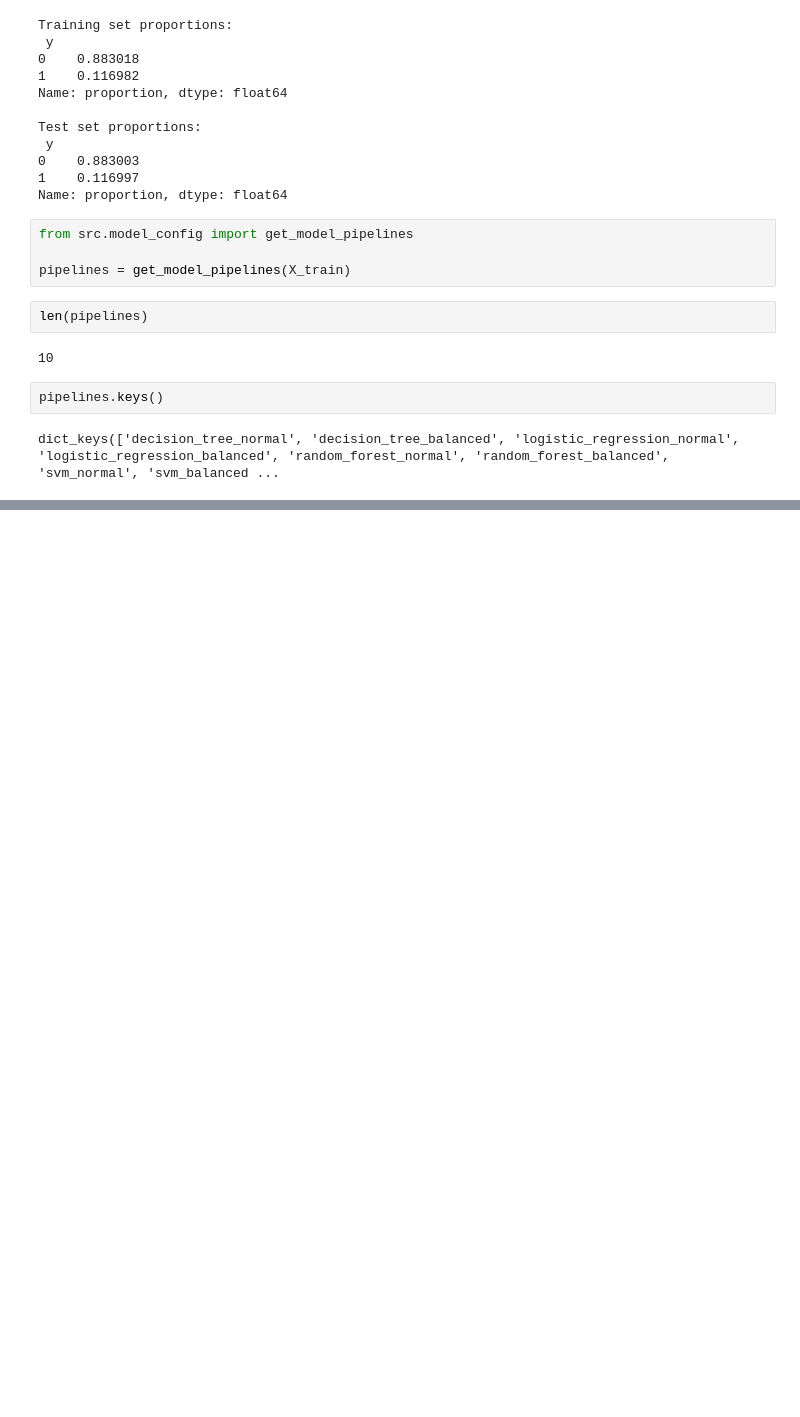
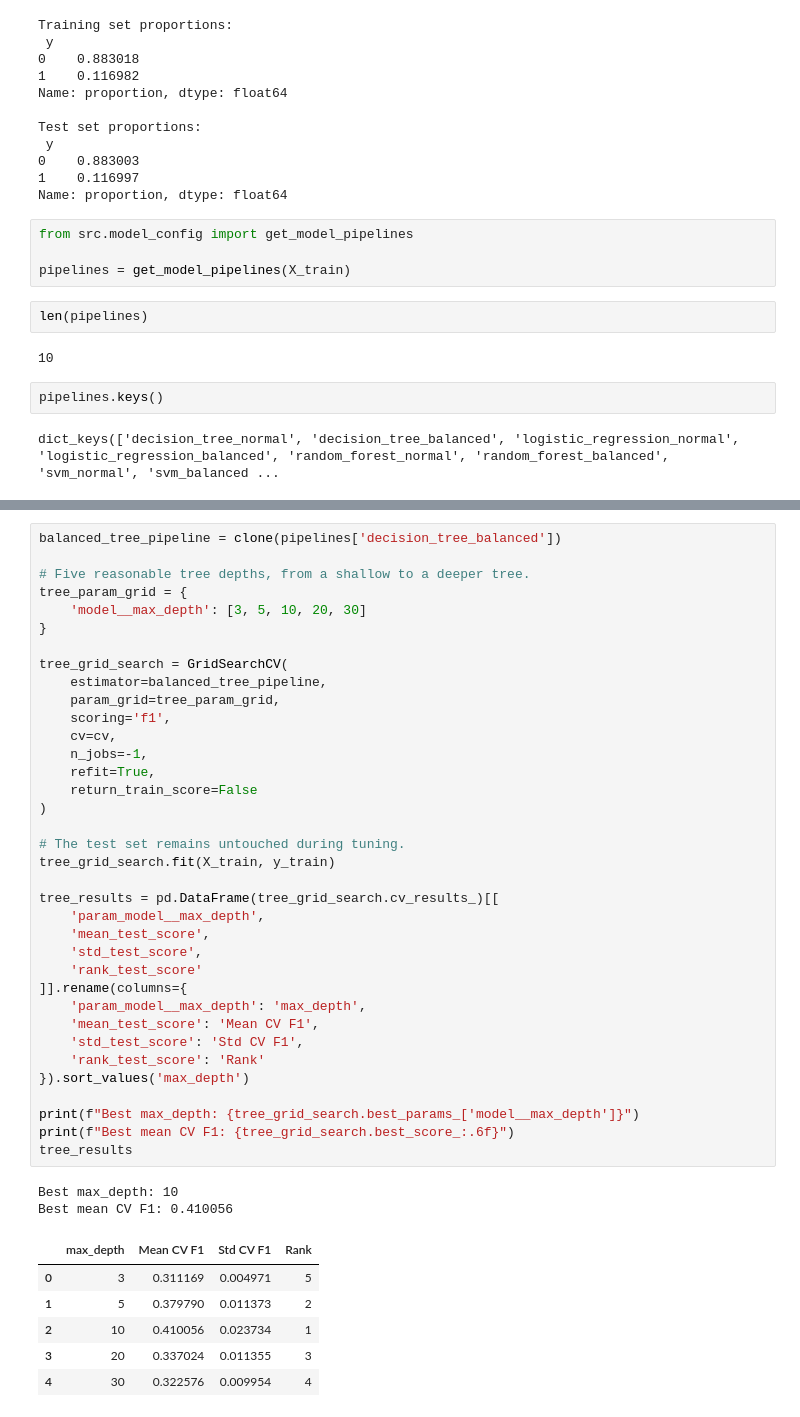
Before and after one commit to ajcoolninja/classical-ml-classification, a Jupyter notebook: notebooks/03_modeling.ipynb, the cells around one changed output, grey strips where cells are left out. Cells and saved outputs as stored; diff of their text form; blank space fills up the shorter version.

Commit message:
Updated the fine tuning

```diff
--- a/notebooks/03_modeling.ipynb
+++ b/notebooks/03_modeling.ipynb
@@ -231,0 +285,45 @@ Best mean CV F1: 0.372850
+# %%
+balanced_tree_pipeline = clone(pipelines['decision_tree_balanced'])
+
+# Five reasonable tree depths, from a shallow to a deeper tree.
+tree_param_grid = {
+    'model__max_depth': [3, 5, 10, 20, 30]
+}
+
+tree_grid_search = GridSearchCV(
+    estimator=balanced_tree_pipeline,
+    param_grid=tree_param_grid,
+    scoring='f1',
+    cv=cv,
+    n_jobs=-1,
+    refit=True,
+    return_train_score=False
+)
+
+# The test set remains untouched during tuning.
+tree_grid_search.fit(X_train, y_train)
+
+tree_results = pd.DataFrame(tree_grid_search.cv_results_)[[
+    'param_model__max_depth',
+    'mean_test_score',
+    'std_test_score',
+    'rank_test_score'
+]].rename(columns={
+    'param_model__max_depth': 'max_depth',
+    'mean_test_score': 'Mean CV F1',
+    'std_test_score': 'Std CV F1',
+    'rank_test_score': 'Rank'
+}).sort_values('max_depth')
+
+print(f"Best max_depth: {tree_grid_search.best_params_['model__max_depth']}")
+print(f"Best mean CV F1: {tree_grid_search.best_score_:.6f}")
+tree_results
+# %% [output]
+Best max_depth: 10
+Best mean CV F1: 0.410056
+|  | max_depth | Mean CV F1 | Std CV F1 | Rank |
+| 0 | 3 | 0.311169 | 0.004971 | 5 |
+| 1 | 5 | 0.379790 | 0.011373 | 2 |
+| 2 | 10 | 0.410056 | 0.023734 | 1 |
+| 3 | 20 | 0.337024 | 0.011355 | 3 |
+| 4 | 30 | 0.322576 | 0.009954 | 4 |
```
Also changed, not shown: parts of 9 cells of this notebook, 1 other file.
